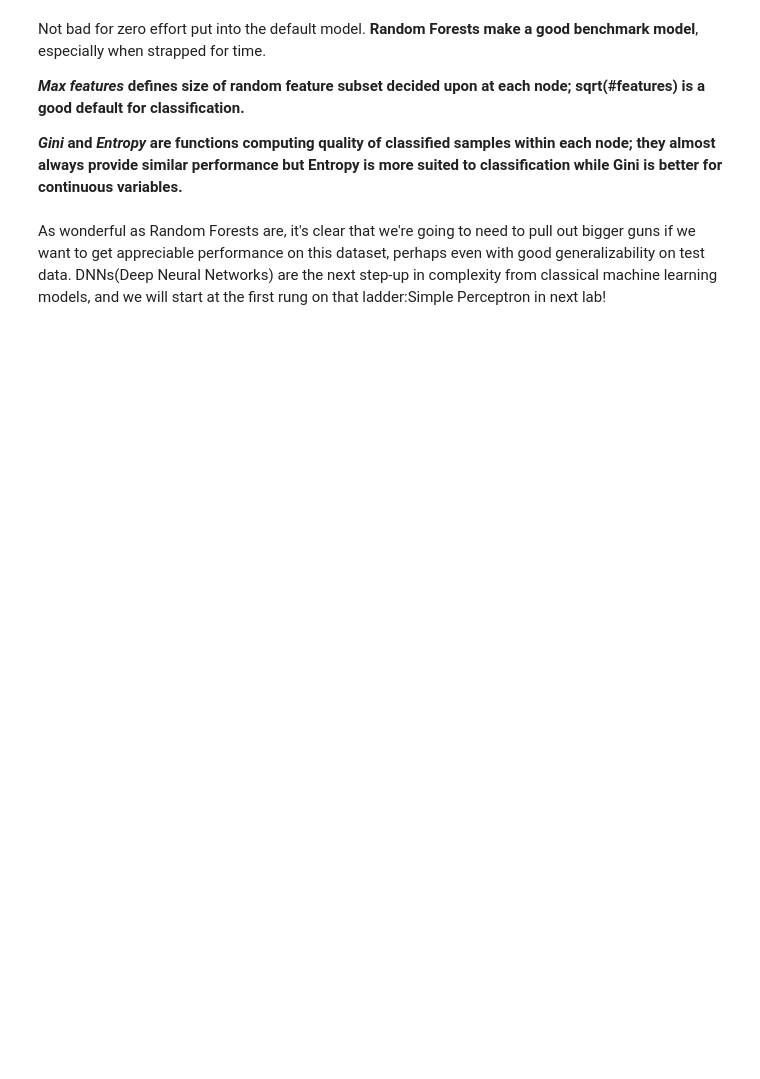
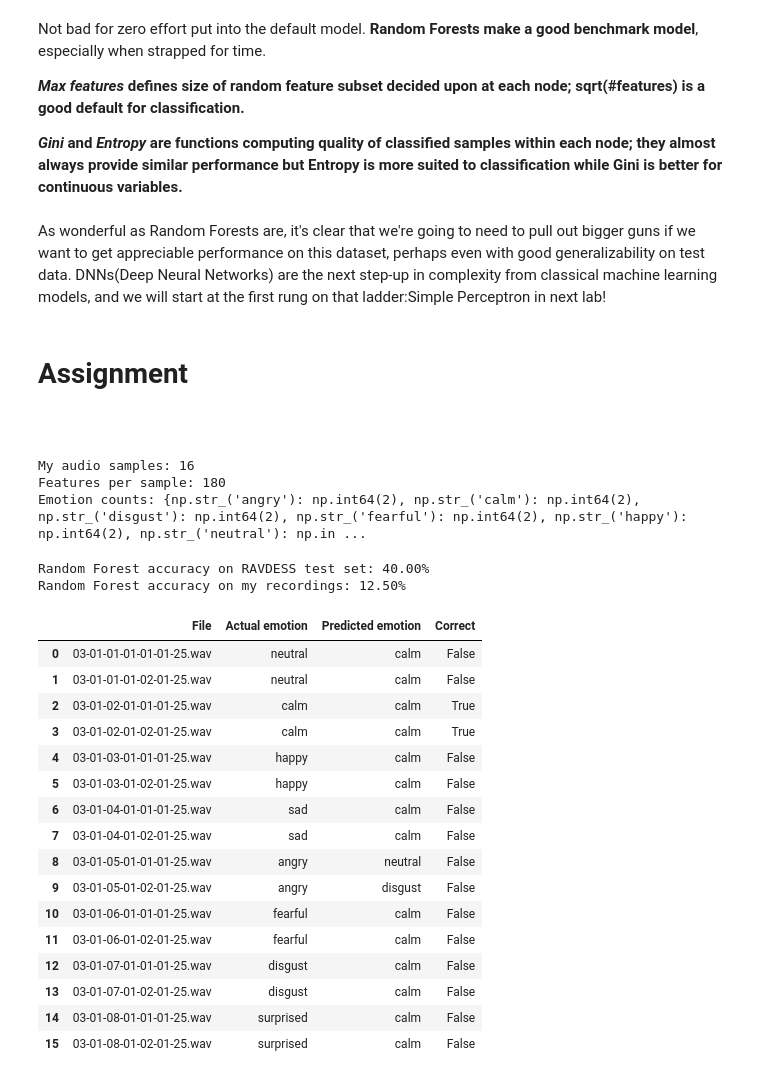
Before and after one commit to cyanhe001/Week3-ClassicML, a Jupyter notebook: Week_3_MachineLearning.ipynb, the cells around one changed output. Cells and saved outputs as stored; diff of their text form; code cells hidden in the pictures; blank space fills up the shorter version.

Commit message:
Update Assignment Module

```diff
--- a/Week_3_MachineLearning.ipynb
+++ b/Week_3_MachineLearning.ipynb
@@ -596,3 +596,58 @@ Not bad for zero effort put into the default model. **Random Forests make a good
 # %% [markdown]
 
 As wonderful as Random Forests are, it's clear that we're going to need to pull out bigger guns if we want to get appreciable performance on this dataset, perhaps even with good generalizability on test data. DNNs(Deep Neural Networks) are the next step-up in complexity from classical machine learning models, and we will start at the first rung on that ladder:Simple Perceptron in next lab!
+# %% [markdown]
+# Assignment
+# %% [markdown]
+##
+# %%
+
+my_files = sorted(glob.glob('/content/drive/MyDrive/Actor_25/*.wav'))
+
+my_features = np.array([get_features(file) for file in my_files])
+my_emotions = np.array([
+    emotions_dict[os.path.basename(file).split('-')[2]]
+    for file in my_files
+])
+
+my_features_df = pd.DataFrame(my_features)
+
+print('My audio samples:', my_features.shape[0])
+print('Features per sample:', my_features.shape[1])
+print('Emotion counts:', dict(zip(*np.unique(my_emotions, return_counts=True))))
+# %% [output]
+My audio samples: 16
+Features per sample: 180
+Emotion counts: {np.str_('angry'): np.int64(2), np.str_('calm'): np.int64(2), np.str_('disgust'): np.int64(2), np.str_('fearful'): np.int64(2), np.str_('happy'): np.int64(2), np.str_('neutral'): np.in ...
+# %%
+print(f'Random Forest accuracy on RAVDESS test set: {100 * model.score(X_test, y_test):.2f}%')
+print(f'Random Forest accuracy on my recordings: {100 * model.score(my_features, my_emotions):.2f}%')
+
+my_predictions = model.predict(my_features)
+
+pd.DataFrame({
+    'File': [os.path.basename(file) for file in my_files],
+    'Actual emotion': my_emotions,
+    'Predicted emotion': my_predictions,
+    'Correct': my_predictions == my_emotions
+})
+# %% [output]
+Random Forest accuracy on RAVDESS test set: 40.00%
+Random Forest accuracy on my recordings: 12.50%
+|  | File | Actual emotion | Predicted emotion | Correct |
+| 0 | 03-01-01-01-01-01-25.wav | neutral | calm | False |
+| 1 | 03-01-01-01-02-01-25.wav | neutral | calm | False |
+| 2 | 03-01-02-01-01-01-25.wav | calm | calm | True |
+| 3 | 03-01-02-01-02-01-25.wav | calm | calm | True |
+| 4 | 03-01-03-01-01-01-25.wav | happy | calm | False |
+| 5 | 03-01-03-01-02-01-25.wav | happy | calm | False |
+| 6 | 03-01-04-01-01-01-25.wav | sad | calm | False |
+| 7 | 03-01-04-01-02-01-25.wav | sad | calm | False |
+| 8 | 03-01-05-01-01-01-25.wav | angry | neutral | False |
+| 9 | 03-01-05-01-02-01-25.wav | angry | disgust | False |
+| 10 | 03-01-06-01-01-01-25.wav | fearful | calm | False |
+| 11 | 03-01-06-01-02-01-25.wav | fearful | calm | False |
+| 12 | 03-01-07-01-01-01-25.wav | disgust | calm | False |
+| 13 | 03-01-07-01-02-01-25.wav | disgust | calm | False |
+| 14 | 03-01-08-01-01-01-25.wav | surprised | calm | False |
+| 15 | 03-01-08-01-02-01-25.wav | surprised | calm | False |
```
Also changed, not shown: parts of 14 cells of this notebook.
